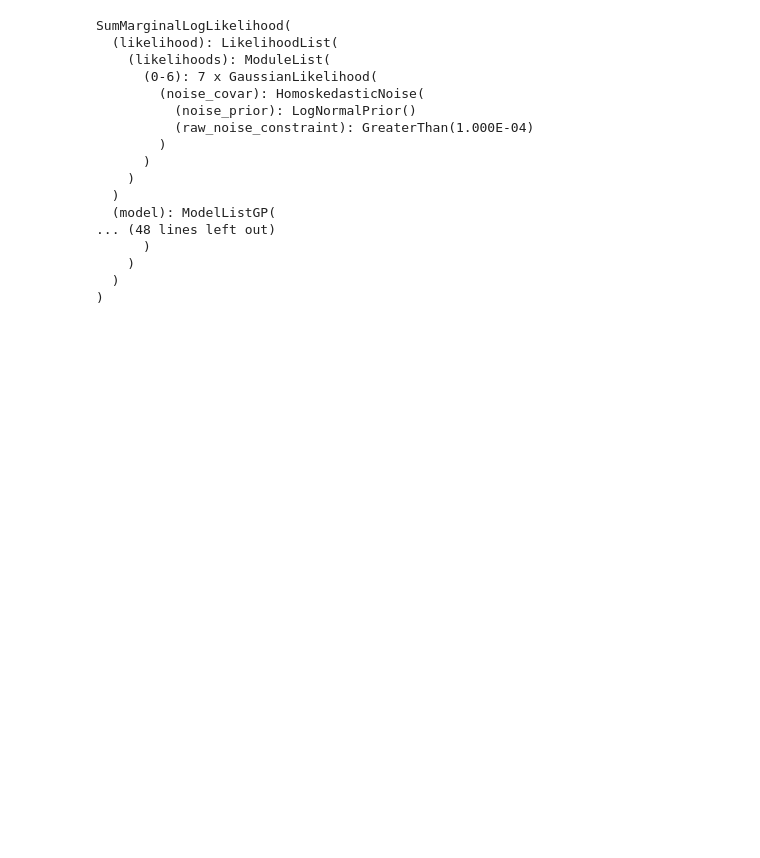
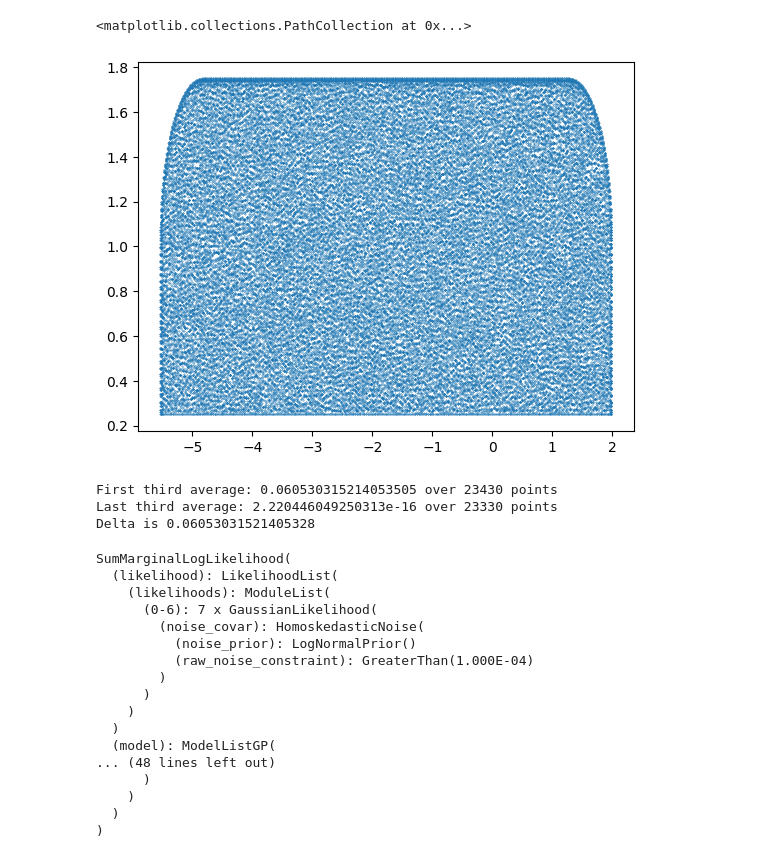
Before and after one commit to GuangchenW/bioreactor-optimization, a Jupyter notebook: bo.ipynb, the cells around one changed output. Drawn from its saved outputs; the diff is of its cells as text; code cells hidden in the pictures; blank space fills up the shorter version.

```diff
--- a/bo.ipynb
+++ b/bo.ipynb
@@ -16,6 +16,54 @@ V_LOW = 0.1
 V_HIGH = 6
 S_LOW = 0.1
 S_HIGH = 10
+# %%
+# --- Load and parse oxygen gradient --- #
+filename = "Flat_05.txt"
+values = [] # x y z value
+with open(filename, "r") as f:
+    line_count = 0
+    for l in f:
+        line_count += 1
+        if line_count < 9: continue # First 8 lines are headers
+
+        line = l.split()
+        row = [float(v) for v in line]
+        values.append(row)
+values = np.array(values)
+# Show the points of the moab
+plt.scatter(values[:,0], values[:,1], s=0.1)
+# %% [output]
+<matplotlib.collections.PathCollection at 0x...>
+[figure, added]
+# %%
+# --- Get the first and last one-third section to calculate the difference --- #
+first_sum = 0
+last_sum = 0
+first_count = 0
+last_count = 0
+
+x_min = np.min(values[:,0])
+x_max = np.max(values[:,0])
+p1 = x_min + (x_max-x_min)/3
+p2 = x_min + (x_max-x_min)*2/3
+for row in values:
+    if row[0] < p1:
+        first_sum += row[-1]
+        first_count += 1
+    elif row[0] > p2:
+        last_sum += row[-1]
+        last_count += 1
+
+first_avg = first_sum/first_count
+last_avg = last_sum/last_count
+delta = abs(first_avg - last_avg)
+print(f"First third average: {first_avg} over {first_count} points")
+print(f"Last third average: {last_avg} over {last_count} points")
+print(f"Delta is {delta}")
+# %% [output]
+First third average: 0.060530315214053505 over 23430 points
+Last third average: 2.220446049250313e-16 over 23330 points
+Delta is 0.06053031521405328
 # %%
 # --- Load bootstrap samples --- #
 
```
Also changed, not shown: parts of 1 cell of this notebook, 1 other file.
